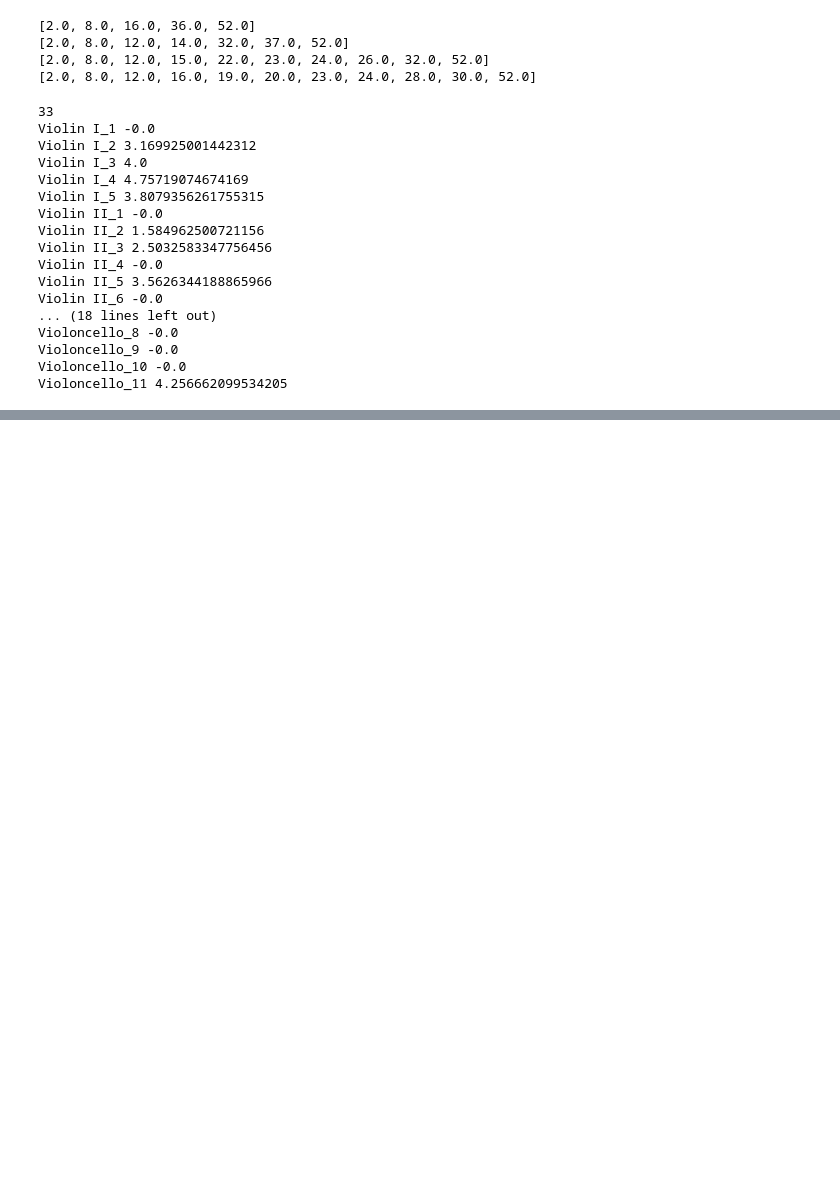
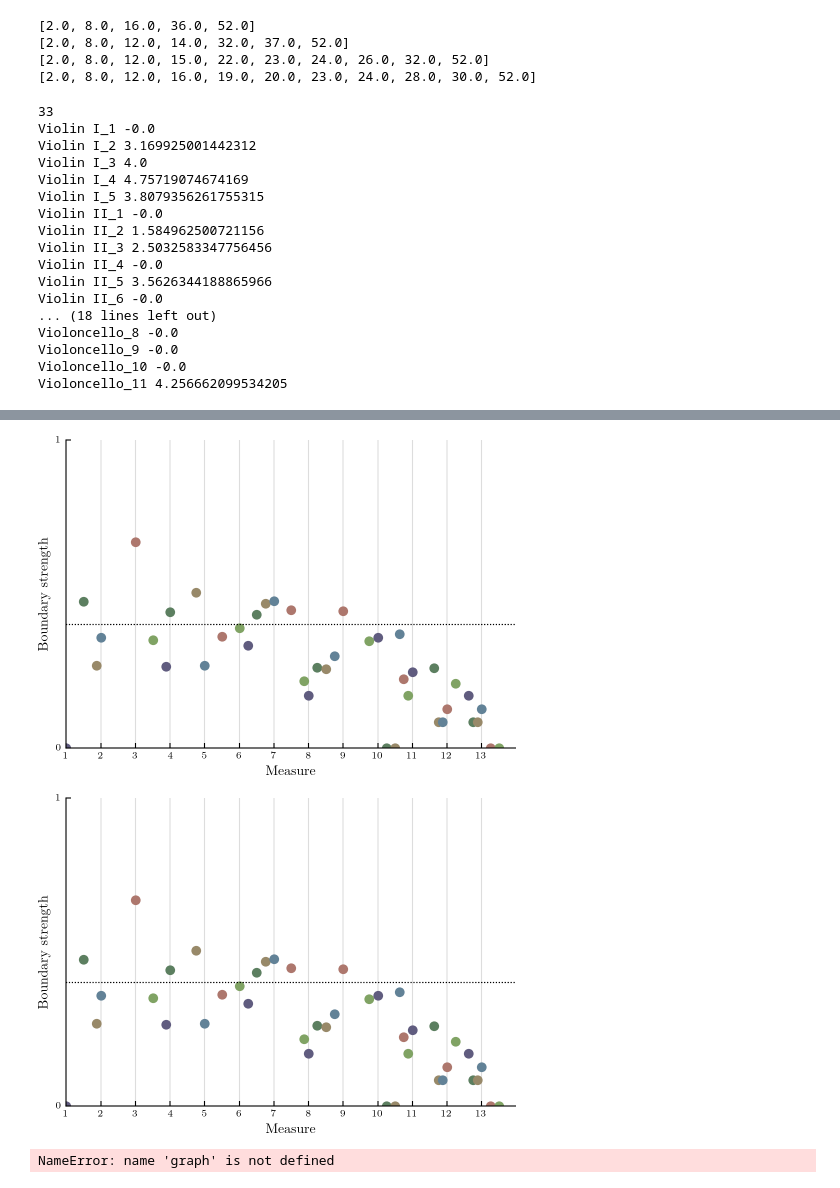
Before and after one commit to KirbyZX/PHYS4213, a Jupyter notebook: Notebooks/mxl.ipynb, the cells around one changed output, grey strips where cells are left out. Drawn from its saved outputs; the diff is of its cells as text; code cells hidden in the pictures; blank space fills up the shorter version.

```diff
--- a/Notebooks/mxl.ipynb
+++ b/Notebooks/mxl.ipynb
@@ -164,3 +147,47 @@ test.plot("histogram", "pitchClass", dpi=600)
+# %%
+class BoundaryStrengthAxis(graph.axis.Axis):
+    labelDefault = 'Boundary strength'
+
+    def __init__(self, client=None, axisName='y'):
+        super().__init__(client, axisName)
+        self.minValue = 0
+        self.maxValue = 1
+
+    def ticks(self):
+        ticks = super().ticks()
+        tickValues = [0,1]
+        newTicks = [(0,0), (1,1)]
+        return newTicks
+
+    def extractOneElement(self, el, formatDict):
+        if hasattr(el, 'boundaryStrength'):
+            return el.boundaryStrength
+
+viola = excerpt.parts[2]
+plotS = graph.plot.Scatter(viola, marker="o")
+
+plotS.axisX = graph.axis.OffsetAxis(plotS, 'x')
+plotS.axisY = BoundaryStrengthAxis(plotS, 'y')
+plotS.title = ""
+plotS.figureSize = (6,4)
+
+plotS.alpha = 1
+plotS.doneAction = None
+plotS.axisX.label = "Measure"
+plotS.hideYGrid = True
+
+plotS.run()
+
+line = plt.hlines(0.4, 0, viola.quarterLength, linestyles=":", colors="black")
+plotS.subplot.add_artist(line)
+plotS.subplot.set_xlim(left=0, right=viola.quarterLength)
+plotS.subplot.set_ylim(bottom=0, top=1)
+
+#plotS.write()
+plotS.write(fp="..\\Figures\\boundary_offset.pdf")
+# %% [output]
+[figure, added]
+[figure, added]
 # %%
 class EntropyAxis(graph.axis.Axis):
     labelDefault = 'Entropy'
@@ -169,10 +196,12 @@ class EntropyAxis(graph.axis.Axis):
         if hasattr(el, 'name'):
             return noteEntropy(el)
 
-plotS = graph.plot.Scatter(violin)
+plotS = graph.plot.Scatter(excerpt.parts[0])
 
 plotS.title = 'Offset vs Entropy'
 plotS.axisX = graph.axis.OffsetAxis(plotS, 'x')
 plotS.axisY = EntropyAxis(plotS, 'y')
 
 plotS.run()
+# %% [output]
+NameError: name 'graph' is not defined
```
Also changed, not shown: parts of 6 cells of this notebook, 3 other files.
